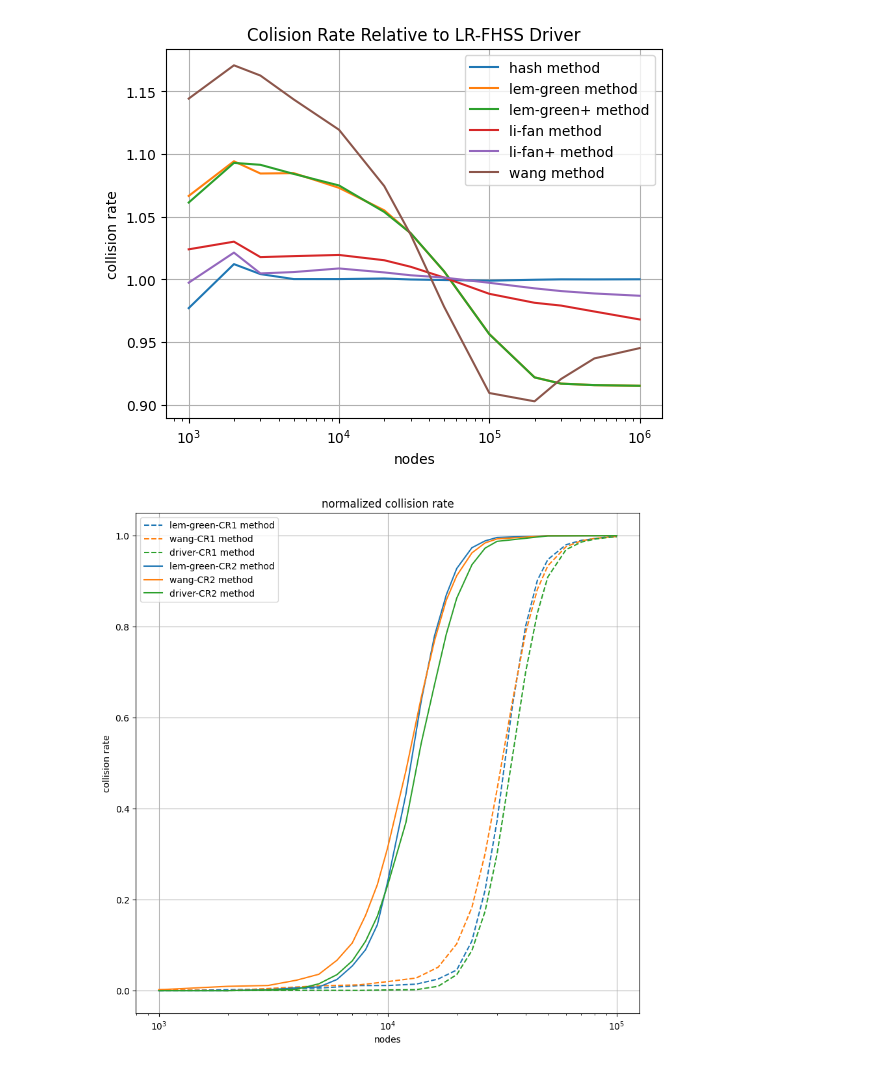
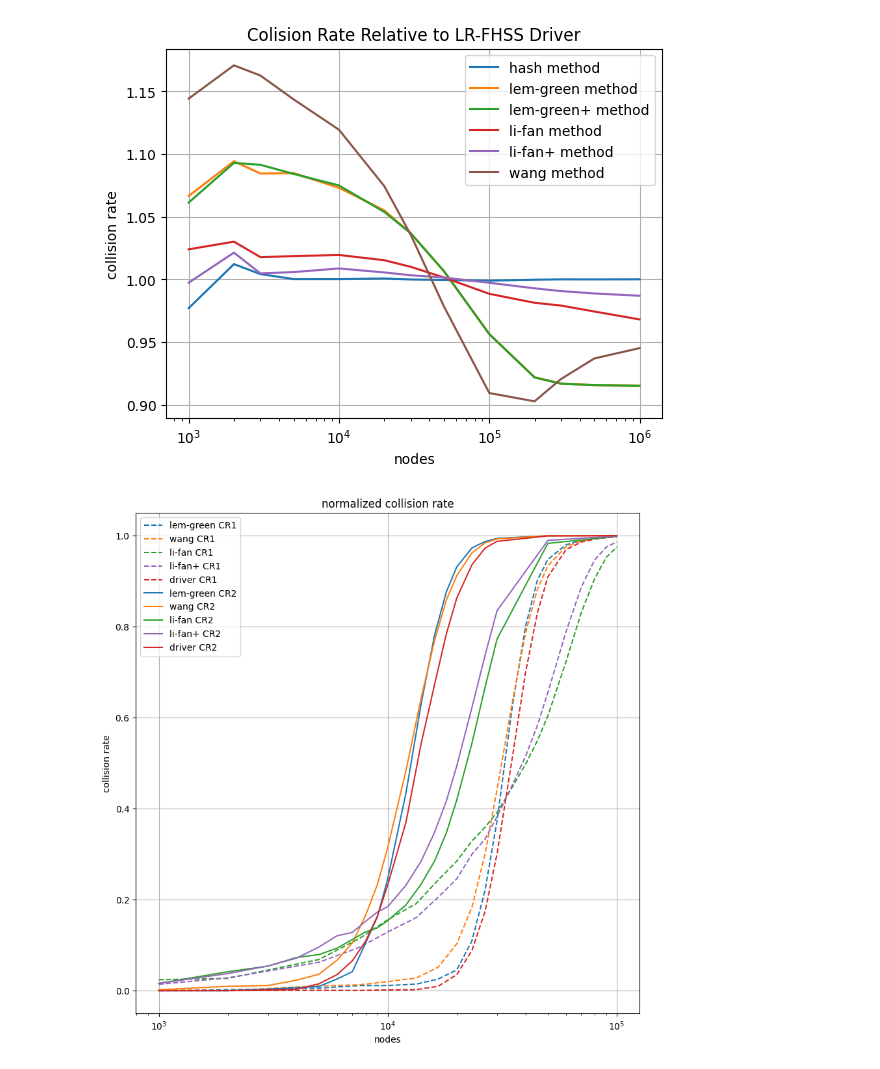
Before and after one commit to diegomm6/lr-fhss_seq-families, a Jupyter notebook: plots.ipynb, the cells around one changed output. Drawn from its saved outputs; the diff is of its cells as text; code cells hidden in the pictures.

```diff
--- a/plots.ipynb
+++ b/plots.ipynb
@@ -46,26 +46,30 @@ plt.show()
 # %%
 dataCR = pd.read_csv('dataCR.csv', index_col=0, header=None).T
 nodesCR1 = dataCR['nodesCR1'].to_numpy()
 nodesCR2 = dataCR['nodesCR2'].to_numpy()
 
 plt.figure(figsize=(10,10))
 
-plt.plot(nodesCR1, dataCR['lem-green-CR1'], label=f'lem-green-CR1 method', color='#1f77b4', linestyle='dashed')
-plt.plot(nodesCR1, dataCR['wang-CR1'], label=f'wang-CR1 method', color='#ff7f0e', linestyle='dashed')
-plt.plot(nodesCR1, dataCR['lr-fhss-driver-CR1'], label=f'driver-CR1 method', color='#2ca02c', linestyle='dashed')
+plt.plot(nodesCR1, dataCR['lem-green-CR1'], label=f'lem-green CR1', color='#1f77b4', linestyle='dashed')
+plt.plot(nodesCR1, dataCR['wang-CR1'], label=f'wang CR1', color='#ff7f0e', linestyle='dashed')
+plt.plot(nodesCR1, dataCR['li-fan-CR1'], label=f'li-fan CR1', color='#2ca02c', linestyle='dashed')
+plt.plot(nodesCR1, dataCR['li-fan+-CR1'], label=f'li-fan+ CR1', color='#9467bd', linestyle='dashed')
+plt.plot(nodesCR1, dataCR['lr-fhss-driver-CR1'], label=f'driver CR1', color='#d62728', linestyle='dashed')
 
-plt.plot(nodesCR2, dataCR['lem-green-CR2'], label=f'lem-green-CR2 method', color='#1f77b4')
-plt.plot(nodesCR2, dataCR['wang-CR2'], label=f'wang-CR2 method', color='#ff7f0e')
-plt.plot(nodesCR2, dataCR['lr-fhss-driver-CR2'], label=f'driver-CR2 method', color='#2ca02c')
+plt.plot(nodesCR2, dataCR['lem-green-CR2'], label=f'lem-green CR2', color='#1f77b4')
+plt.plot(nodesCR2, dataCR['wang-CR2'], label=f'wang CR2', color='#ff7f0e')
+plt.plot(nodesCR2, dataCR['li-fan-CR2'], label=f'li-fan CR2', color='#2ca02c')
+plt.plot(nodesCR2, dataCR['li-fan+-CR2'], label=f'li-fan+ CR2', color='#9467bd')
+plt.plot(nodesCR2, dataCR['lr-fhss-driver-CR2'], label=f'driver CR2', color='#d62728')
 
 plt.title('normalized collision rate')
 plt.xlabel('nodes')
 plt.xscale('log')
 plt.ylabel('collision rate')
 #plt.xlim(8e3,5e4)
 #plt.ylim(.2,.8)
 plt.grid()
 plt.legend()
 plt.show()
 # %% [output]
-[figure, old version]
+[figure, new version]
```
Also changed, not shown: parts of 1 cell of this notebook, 4 other files.
